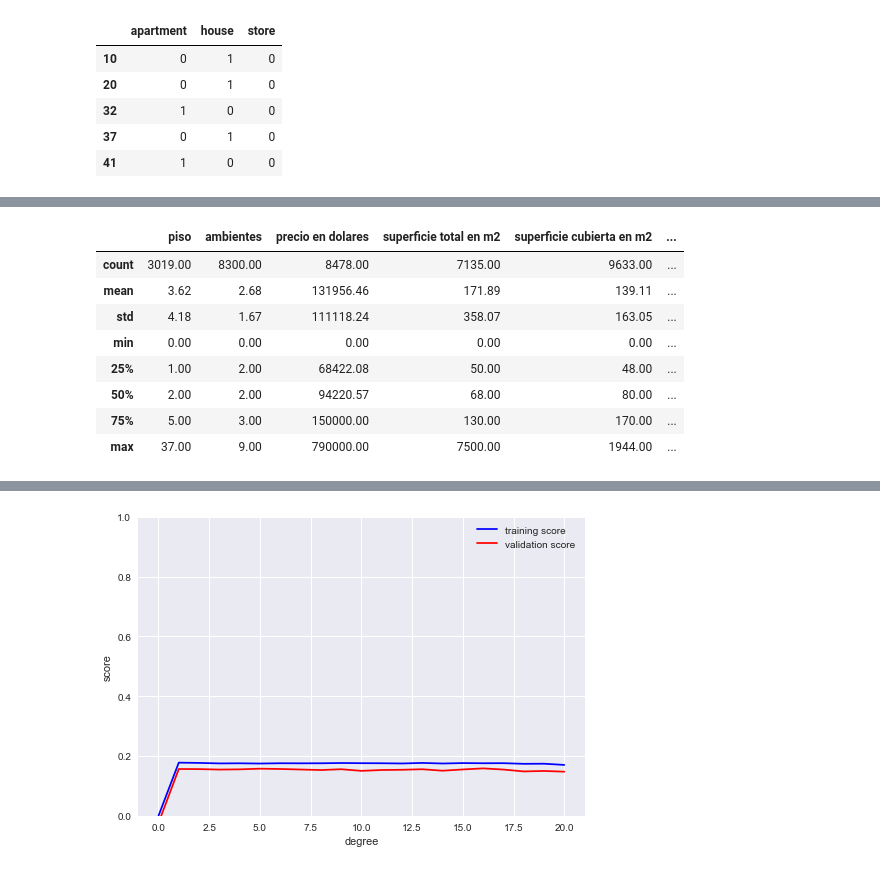
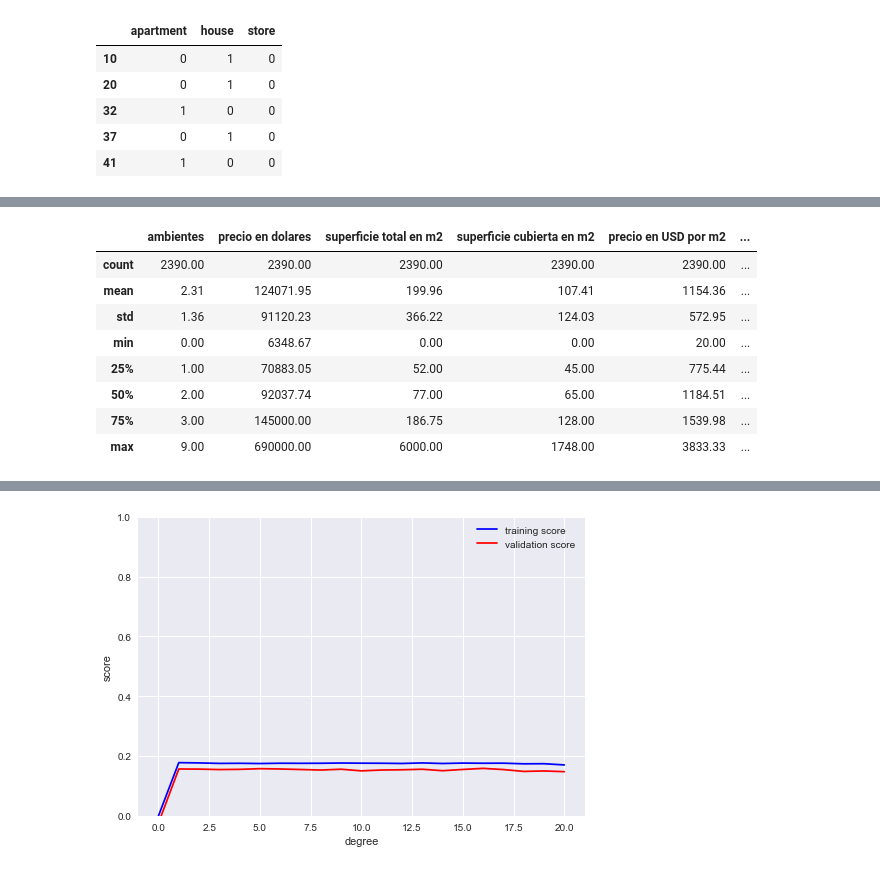
Before and after one commit to atognola/G8_DS_DH, a Jupyter notebook: Cordoba Prueba LUCAS.ipynb, the cells around one changed output, grey strips where cells are left out. Drawn from its saved outputs; the diff is of its cells as text; code cells hidden in the pictures.

```diff
--- a/Cordoba Prueba LUCAS.ipynb
+++ b/Cordoba Prueba LUCAS.ipynb
@@ -282,6 +276,6 @@ Name: state_name, dtype: int64
 # %%
 # Divido el DF para trabajar con Cordoba
-cordoba = df.loc[(df["state_name"] == "Córdoba"),:]
+cordoba = df.loc[df["state_name"] == "Córdoba",:]
 
 cordoba.head()
 # %% [output]
@@ -316,6 +288,3 @@ Name: place_name, Length: 113, dtype: int64
-# %%
-cordoba["place_name"] = cordoba["place_name"].apply(lambda string: unidecode.unidecode(unicode(string,"utf-8")))
-cordoba["state_name"] = cordoba["state_name"].apply(lambda string: unidecode.unidecode(unicode(string,"utf-8")))
 # %%
 cordoba.info()
 # %% [output]
@@ -351,3 +323,11 @@ cordoba.head()
+# %%
+cordoba['price_aprox_local_currency'] = cordoba['price_aprox_local_currency'].astype('float64');
+cordoba['price_aprox_usd'] = cordoba['price_aprox_usd'].astype('float64');
+cordoba['surface_covered_in_m2'] = cordoba['surface_covered_in_m2'].astype('float64');
+cordoba['price_usd_per_m2'] = cordoba['price_usd_per_m2'].astype('float64');
+cordoba['price_per_m2'] = cordoba['price_per_m2'].astype('float64');
+cordoba['floor'] = cordoba['floor'].astype('float64');
+cordoba['rooms'] = cordoba['rooms'].astype('float64');
 # %%
 cordoba.describe()
 # %% [output]
@@ -469,7 +472,6 @@ PH            380
 Name: property_type, dtype: int64
 # %%
 #Dropeo la columna piso
-cordoba_3 = cordoba_2#[cordoba_2["place_name"]=="Córdoba"].drop(["place_name"],axis = 1)
-#cordoba_3 = cordoba_2#.drop(["piso"],axis = 1)
+cordoba_3 = cordoba_2.drop(["piso"],axis = 1)
 cordoba_3.head()
 # %% [output]
@@ -569,16 +572,16 @@ cordoba_3.corr()
 # %%
-cordoba_4 = cordoba_3#.dropna()
+cordoba_4 = cordoba_3.dropna()
 cordoba_4.describe()
 # %% [output]
-|  | piso | ambientes | precio en dolares | superficie total en m2 | superficie cubierta en m2 | ... |
-| count | 3019.00 | 8300.00 | 8478.00 | 7135.00 | 9633.00 | ... |
-| mean | 3.62 | 2.68 | 131956.46 | 171.89 | 139.11 | ... |
-| std | 4.18 | 1.67 | 111118.24 | 358.07 | 163.05 | ... |
-| min | 0.00 | 0.00 | 0.00 | 0.00 | 0.00 | ... |
-| 25% | 1.00 | 2.00 | 68422.08 | 50.00 | 48.00 | ... |
-| 50% | 2.00 | 2.00 | 94220.57 | 68.00 | 80.00 | ... |
-| 75% | 5.00 | 3.00 | 150000.00 | 130.00 | 170.00 | ... |
-| max | 37.00 | 9.00 | 790000.00 | 7500.00 | 1944.00 | ... |
+|  | ambientes | precio en dolares | superficie total en m2 | superficie cubierta en m2 | precio en USD por m2 | ... |
+| count | 2390.00 | 2390.00 | 2390.00 | 2390.00 | 2390.00 | ... |
+| mean | 2.31 | 124071.95 | 199.96 | 107.41 | 1154.36 | ... |
+| std | 1.36 | 91120.23 | 366.22 | 124.03 | 572.95 | ... |
+| min | 0.00 | 6348.67 | 0.00 | 0.00 | 20.00 | ... |
+| 25% | 1.00 | 70883.05 | 52.00 | 45.00 | 775.44 | ... |
+| 50% | 2.00 | 92037.74 | 77.00 | 65.00 | 1184.51 | ... |
+| 75% | 3.00 | 145000.00 | 186.75 | 128.00 | 1539.98 | ... |
+| max | 9.00 | 690000.00 | 6000.00 | 1748.00 | 3833.33 | ... |
 # %%
 cordoba_4.corr()
 # %% [output]
```
Also changed, not shown: parts of 46 cells of this notebook, 6 other files.
